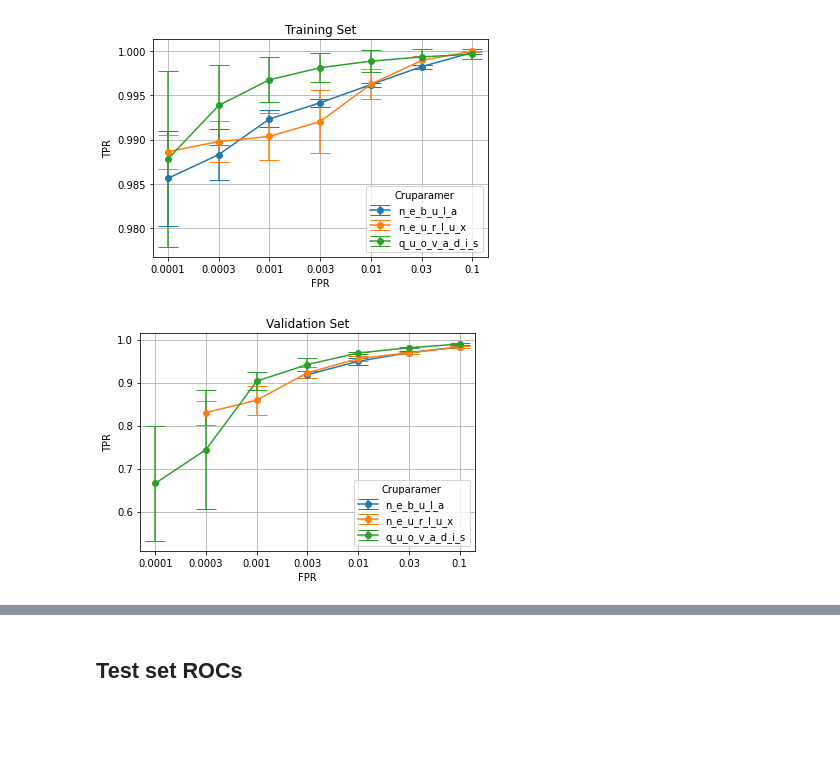
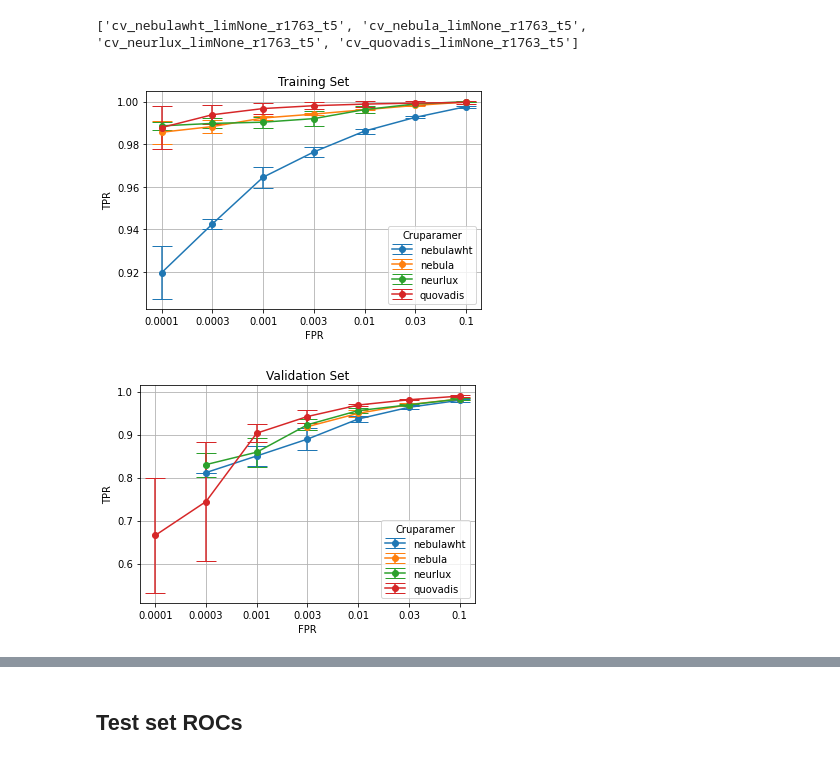
Before and after one commit to dtrizna/nebula, a Jupyter notebook: evaluation/paper_sota/results_roc_cruparamer_5_folds.ipynb, the cells around one changed output, grey strips where cells are left out. Saved outputs shown, nothing was run; the diff lists cells and outputs as text; code cells hidden in the pictures; blank space fills up the shorter version.

```diff
--- a/evaluation/paper_sota/results_roc_cruparamer_5_folds.ipynb
+++ b/evaluation/paper_sota/results_roc_cruparamer_5_folds.ipynb
@@ -19,7 +19,7 @@ import pickle
 import json
 import torch
 
-RUN_TYPES = ["nebula", "neurlux", "quovadis"]
+RUN_TYPES = ["nebula", "nebulawht", "neurlux", "quovadis"]
 RUN_NAME = "cruparamer"
 
 INFOLDER = "out_cruparamer_5_folds"
@@ -27,36 +27,39 @@ DMDS_FOLDER = "out_cruparamer_limit_no_test_5_folds_1682679343\cv_dmds_lim1250_r
 
 RUN_END_FILTER = "r1763_t5"
 run_folders = [x for x in os.listdir(INFOLDER) if x.startswith("cv") and x.endswith(RUN_END_FILTER)]
+print(run_folders)
 LIMIT = "full"
 
 VOCAB = 50000
 NEURLUX_VOCAB = 10000
 QUO_VADIS_VOCAB = 600
 SEQ_LEN = 512
+# %% [output]
+['cv_nebulawht_limNone_r1763_t5', 'cv_nebula_limNone_r1763_t5', 'cv_neurlux_limNone_r1763_t5', 'cv_quovadis_limNone_r1763_t5']
 # %%
 def training_filter(file):
     return file.endswith("training.json")
 def validation_filter(file):
     return file.endswith("validation.json")
 def key_extractor(file):
-    return file.split("_")[0]
+    return file.split("_")[0:1]
 
 metrics_train = {}
 metrics_val = {}
 for folder in run_folders:
     metrics_train.update(read_cv_metrics_folder(os.path.join(INFOLDER, folder), key_extractor, training_filter))
     metrics_val.update(read_cv_metrics_folder(os.path.join(INFOLDER, folder), key_extractor, validation_filter))
 
 TITLE = RUN_NAME.capitalize()
 newkeys = [x for x in metrics_train.keys()]
 ax = plot_cv_metrics_dict(metrics_train, "tpr", legendTitle=TITLE, legendValues=newkeys)
 ax.set_title("Training Set")
 
 ax = plot_cv_metrics_dict(metrics_val, "tpr", legendTitle=TITLE, legendValues=newkeys)
 _ = ax.set_title("Validation Set")
 # %% [output]
-[figure, old version]
+[figure, new version]
-[figure, old version]
+[figure, new version]
 # %%
 from nebula.models.dmds import DMDSGatedCNN
 
```
Also changed, not shown: parts of 3 cells of this notebook, 20 other files.
